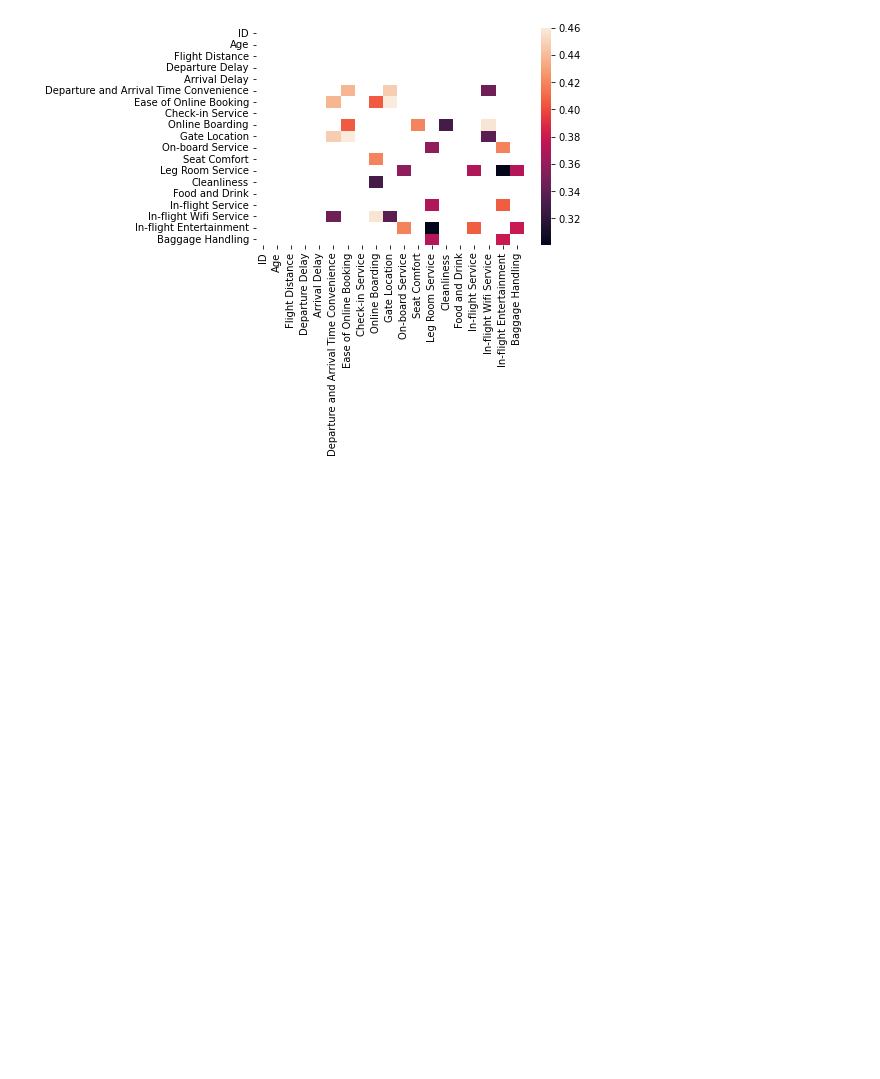
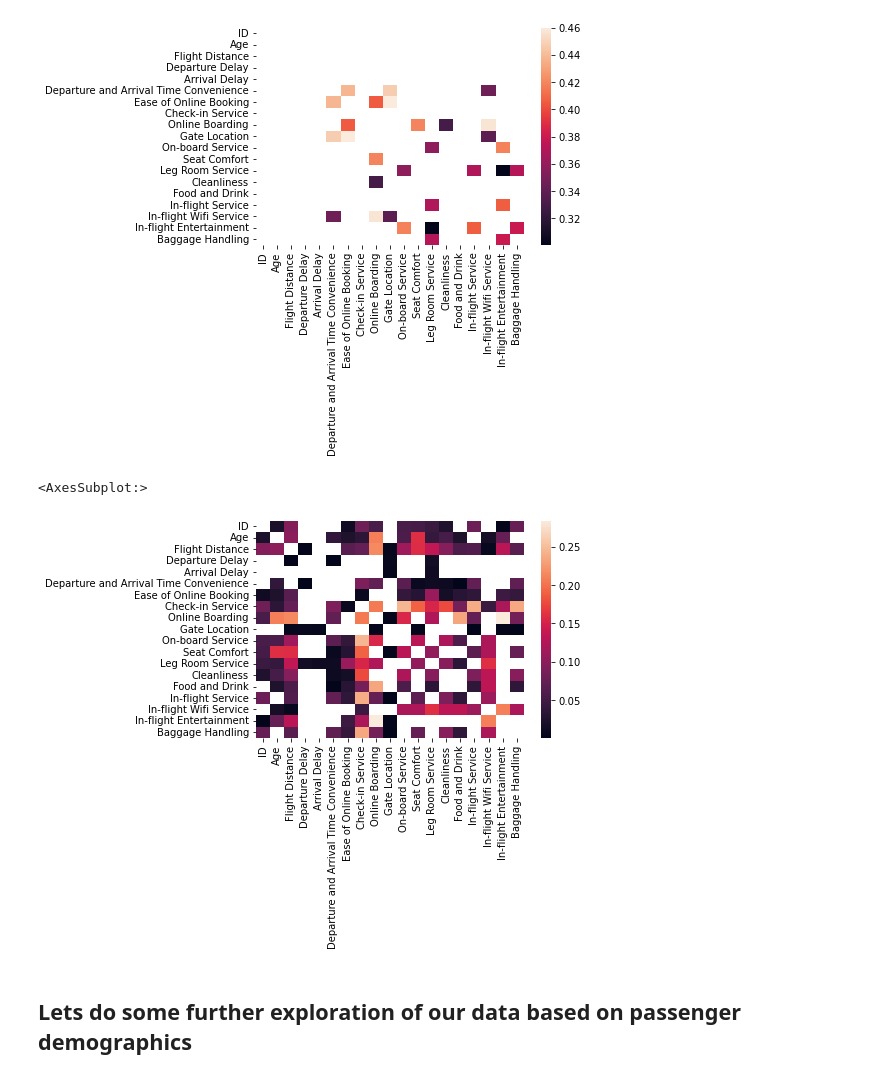
Before and after one commit to AlugoIdris/Airline_Passenger_Satisfaction, a Jupyter notebook: Airline_Passenger_Satisfaction.ipynb, the cells around one changed output. Cells and saved outputs as stored; diff of their text form; code cells hidden in the pictures; blank space fills up the shorter version.

```diff
--- a/Airline_Passenger_Satisfaction.ipynb
+++ b/Airline_Passenger_Satisfaction.ipynb
@@ -163,3 +163,12 @@ sns.heatmap(data.corr()[(data.corr() > 0.3) & (data.corr() <= 0.5)])
 # %% [output]
 <AxesSubplot:>
 [figure]
+# %%
+# 0.0 - 0.3 is weak and Positive correlation
+
+sns.heatmap(data.corr()[(data.corr() > 0.0) & (data.corr() <= 0.3)])
+# %% [output]
+<AxesSubplot:>
+[figure, added]
+# %% [markdown]
+## Lets do some further exploration of our data based on passenger demographics
```
Also changed, not shown: parts of 24 cells of this notebook.
